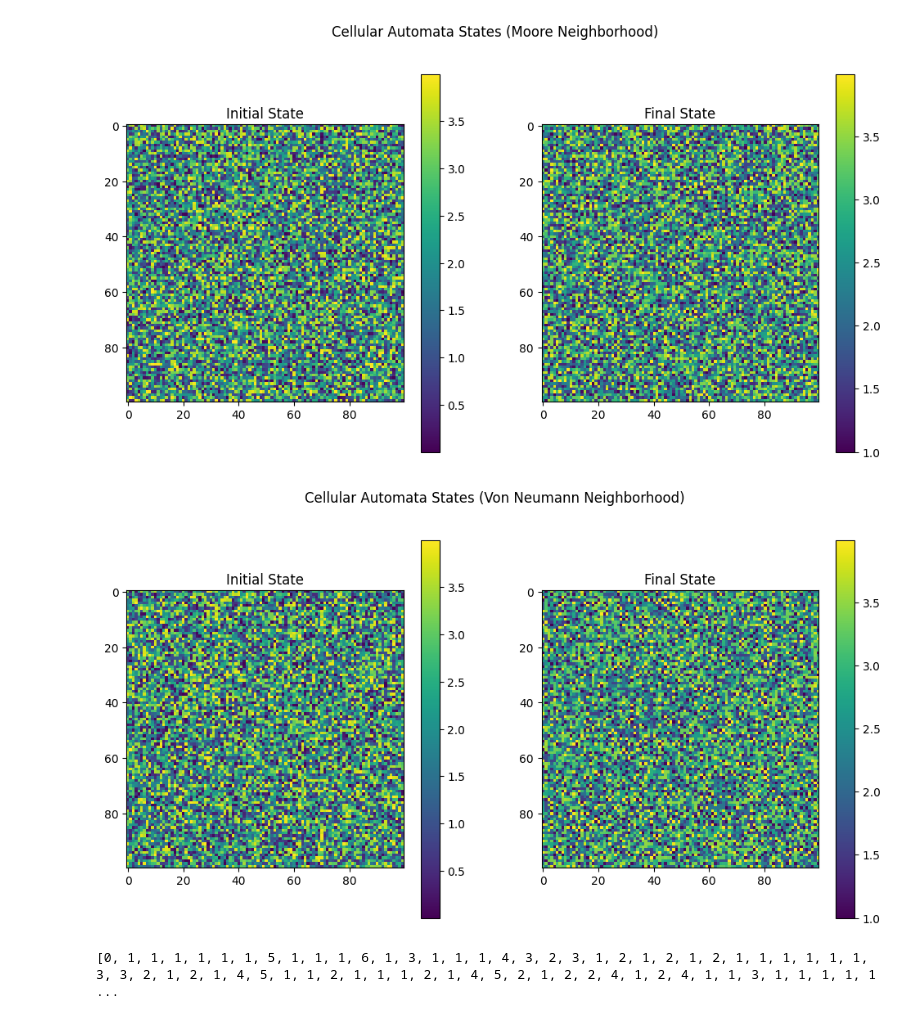
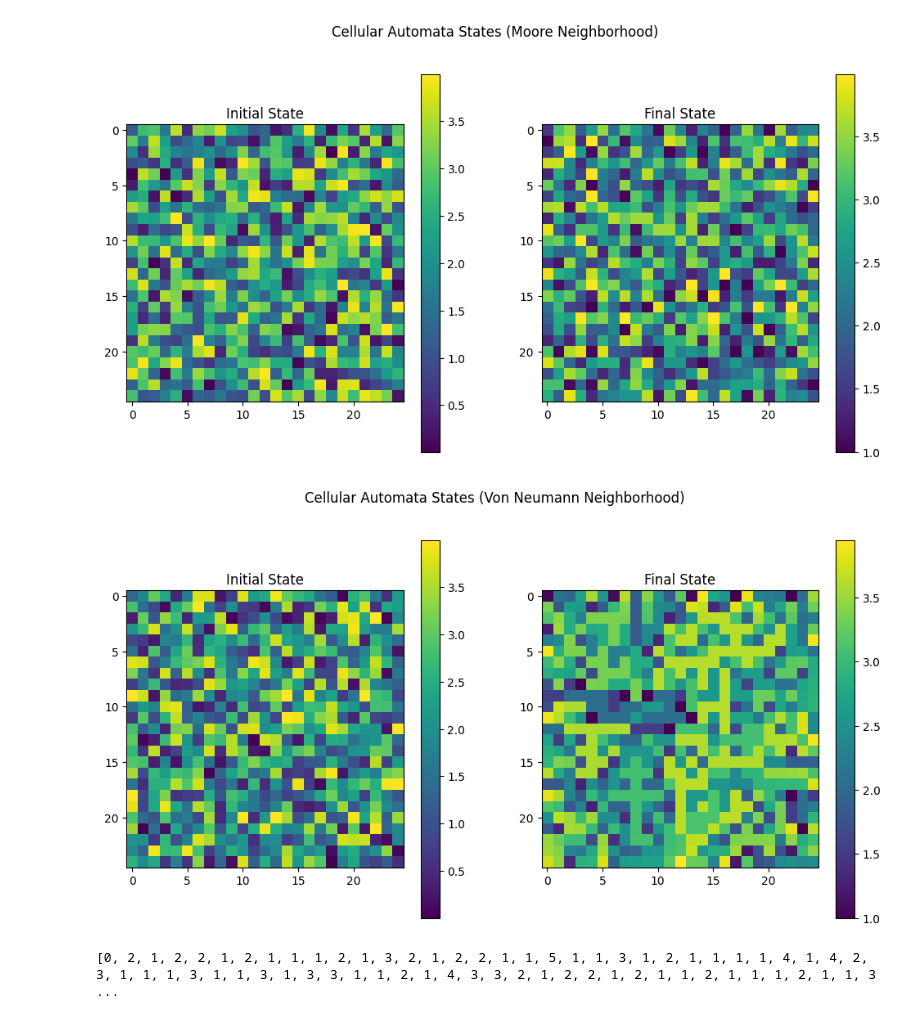
Before and after one commit to vitalismaxim/group_17, a Jupyter notebook: OFC.ipynb, the cells around one changed output. Saved outputs shown, nothing was run; the diff lists cells and outputs as text; code cells hidden in the pictures.

```diff
--- a/OFC.ipynb
+++ b/OFC.ipynb
@@ -91,29 +91,29 @@ def visualize_states(initial_state, final_state, title='Cellular Automata States
     plt.show()
 # %%
 # Parameters
-L = 100  # Size of the lattice
+L = 25  # Size of the lattice
 alpha = 0.5  # Coupling constant
 F_thr = 4.0  # Threshold force
 n_additions = 10000 # Number of additions of force to the system
 
 # Run the simulation for Moore neighborhood
 initial_state_moore, final_state_moore, active_sites_moore = simulate_ca(L, alpha, F_thr, n_additions, neighborhood='moore')
 
 # Visualize the initial and final states for Moore neighborhood
 visualize_states(initial_state_moore, final_state_moore, title='Cellular Automata States (Moore Neighborhood)')
 
 # Run the simulation for Von Neumann neighborhood
 initial_state_von, final_state_von, active_sites_von = simulate_ca(L, alpha, F_thr, n_additions, neighborhood='von_neumann')
 
 # Visualize the initial and final states for Von Neumann neighborhood
 visualize_states(initial_state_von, final_state_von, title='Cellular Automata States (Von Neumann Neighborhood)')
 # %% [output]
-[figure, old version]
+[figure, new version]
-[figure, old version]
+[figure, new version]
 # %%
 print(active_sites_von)
 # %% [output]
-[0, 1, 1, 1, 1, 1, 1, 5, 1, 1, 1, 6, 1, 3, 1, 1, 1, 4, 3, 2, 3, 1, 2, 1, 2, 1, 2, 1, 1, 1, 1, 1, 1, 3, 3, 2, 1, 2, 1, 4, 5, 1, 1, 2, 1, 1, 1, 2, 1, 4, 5, 2, 1, 2, 2, 4, 1, 2, 4, 1, 1, 3, 1, 1, 1, 1, 1 ...
+[0, 2, 1, 2, 2, 1, 2, 1, 1, 1, 2, 1, 3, 2, 1, 2, 2, 1, 1, 5, 1, 1, 3, 1, 2, 1, 1, 1, 1, 4, 1, 4, 2, 3, 1, 1, 1, 3, 1, 1, 3, 1, 3, 3, 1, 1, 2, 1, 4, 3, 3, 2, 1, 2, 2, 1, 2, 1, 1, 2, 1, 1, 1, 2, 1, 1, 3 ...
 # %%
 plt.plot(active_sites_moore, label='Moore')
 from collections import Counter
```
Also changed, not shown: parts of 4 cells of this notebook.
